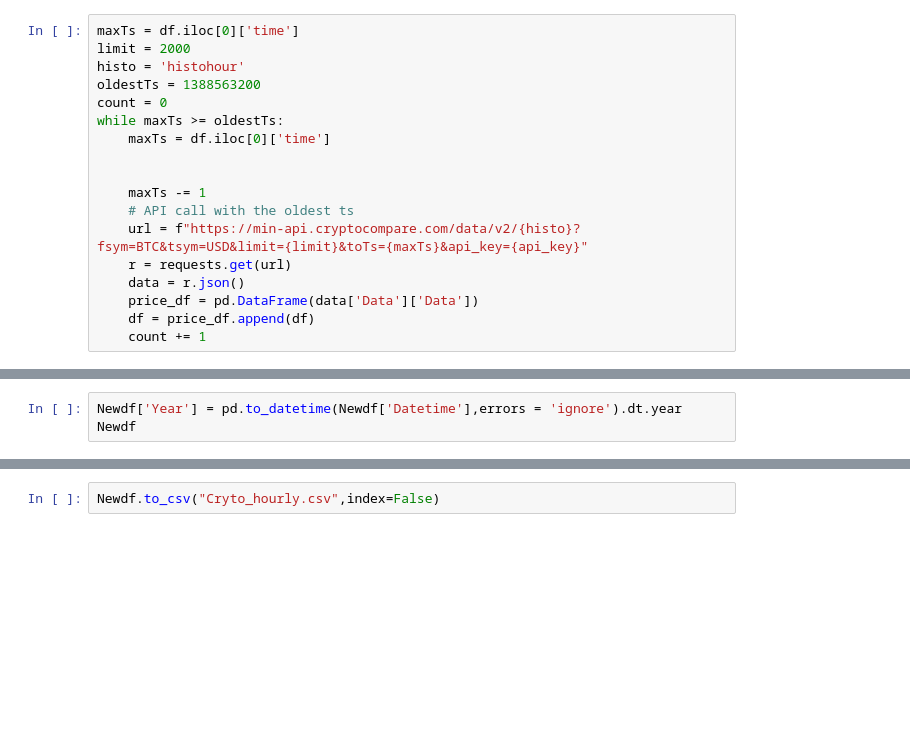
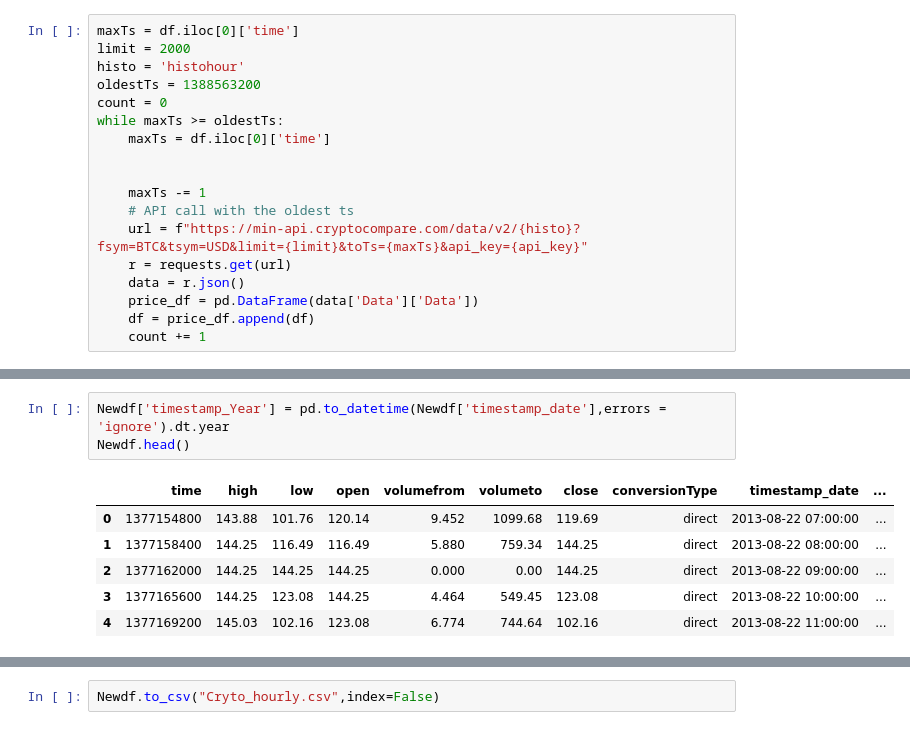
Before and after one commit to Price-Prediction-Model-Org/Price-Prediction-Model-Group, a Jupyter notebook: Crypto_ETL.ipynb, the cells around one changed output, grey strips where cells are left out. Cells and saved outputs as stored; diff of their text form; blank space fills up the shorter version.

```diff
--- a/Crypto_ETL.ipynb
+++ b/Crypto_ETL.ipynb
@@ -55,3 +86,10 @@ Newdf.head()
 # %%
-Newdf['Year'] = pd.to_datetime(Newdf['Datetime'],errors = 'ignore').dt.year
-Newdf
+Newdf['timestamp_Year'] = pd.to_datetime(Newdf['timestamp_date'],errors = 'ignore').dt.year
+Newdf.head()
+# %% [output]
+|  | time | high | low | open | volumefrom | volumeto | close | conversionType | timestamp_date | ... |
+| 0 | 1377154800 | 143.88 | 101.76 | 120.14 | 9.452 | 1099.68 | 119.69 | direct | 2013-08-22 07:00:00 | ... |
+| 1 | 1377158400 | 144.25 | 116.49 | 116.49 | 5.880 | 759.34 | 144.25 | direct | 2013-08-22 08:00:00 | ... |
+| 2 | 1377162000 | 144.25 | 144.25 | 144.25 | 0.000 | 0.00 | 144.25 | direct | 2013-08-22 09:00:00 | ... |
+| 3 | 1377165600 | 144.25 | 123.08 | 144.25 | 4.464 | 549.45 | 123.08 | direct | 2013-08-22 10:00:00 | ... |
+| 4 | 1377169200 | 145.03 | 102.16 | 123.08 | 6.774 | 744.64 | 102.16 | direct | 2013-08-22 11:00:00 | ... |
```
Also changed, not shown: parts of 48 cells of this notebook.
